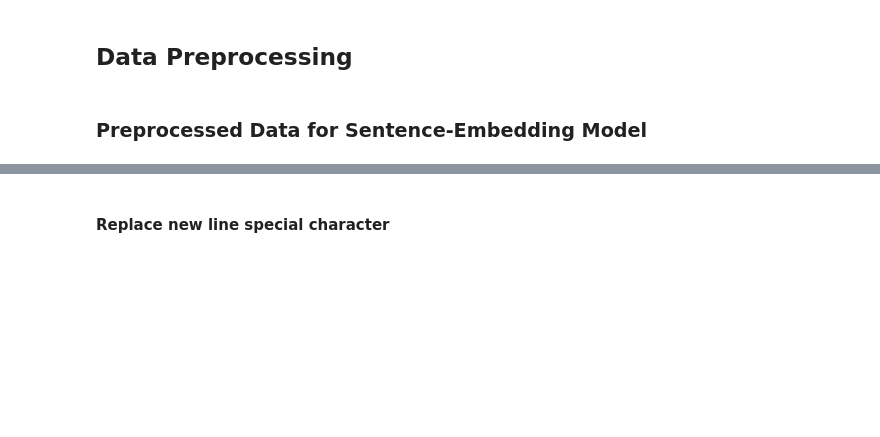
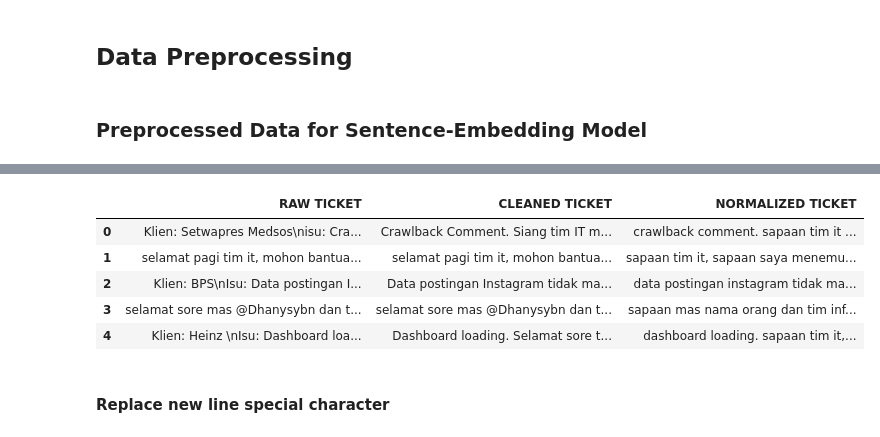
Before and after one commit to septyanagstn/clustering_indosbert_recursive_spherical_k-means, a Jupyter notebook: data_preparation.ipynb, the cells around one changed output, grey strips where cells are left out. Cells and saved outputs as stored; diff of their text form; code cells hidden in the pictures; blank space fills up the shorter version.

```diff
--- a/data_preparation.ipynb
+++ b/data_preparation.ipynb
@@ -69,3 +123,97 @@ df.head()
+# %%
+# Case Folding
+df['NORMALIZED TICKET'] = df['CLEANED TICKET'].str.lower()
+
+# Replace Account Name and Email Address with placeholder
+# Replace Account Name with placeholder "nama orang" (contoh: @username)
+df['NORMALIZED TICKET'] = df['NORMALIZED TICKET'].apply(lambda x: re.sub(r'@\w+', 'nama orang', x))
+
+# Replace Email Address with placeholder "email" (contoh: email@domain.com)
+df['NORMALIZED TICKET'] = df['NORMALIZED TICKET'].apply(lambda x: re.sub(r'\b[A-Za-z0-9._%+-]+@[A-Za-z0-9.-]+\.[A-Z|a-z]{2,}\b', 'email', x))
+
+# Replace Greetings with placeholder "sapaan" (contoh: halo, hai, selamat pagi)
+greeting_pattern = (
+    r'\b('
+    # Sapaan berbasis waktu (panjang & pendek)
+    r'selamat pagi|selamat siang|selamat sore|selamat malam|'
+    r'pagi|siang|sore|malam|'
+    # Sapaan umum & informal (termasuk huruf berulang seperti halloo, haloo)
+    r'hal+o+|hel+o+|hi|permisi|assalamu\'?alaikum|assalamualaikum|'
+    # Sapaan daerah / Sunda
+    r'punteun|punten|nuhun|'
+    # Frasa permohonan bantuan
+    r'mohon dibantu|mohon bantuan(?:nya)?|minta tolong|tolong dibantu|tolong bantuan(?:nya)?|'
+    # Ucapan terima kasih dan penutup
+    r'terima\s?kasih\s?sebelumnya|terimakasih\s?sebelumnya|'
+    r'terima\s?kasih\s?banyak|terimakasih\s?banyak|'
+    r'terima\s?kasih|terimakasih|makasih|'
+    r'thanks|thank\s?you|guys'
+    r')\b'
+)
+df['NORMALIZED TICKET'] = df['NORMALIZED TICKET'].apply(lambda x: re.sub(greeting_pattern, 'sapaan', x, flags=re.IGNORECASE))
+
+# Replace URL address with it's domain name and 'tautan' placeholder (contoh: https://www.example.com/path -> tautan example)
+def parse_url(teks):
+    if not isinstance(teks, str):
+        return teks
+
+    # POLA REGEX BARU:
+    # Menangkap seluruh string URL yang valid (termasuk huruf, angka, strip, titik, dan garis miring)
+    pola_url = r'https?://[\w\-\.\/\?\&\=\%]+'
+
+    def ekstrak_domain(match):
+        url = match.group(0)
+
+        # Mencegah titik atau koma di akhir kalimat ikut terbaca sebagai bagian URL
+        if url.endswith('.') or url.endswith(','):
+            url = url[:-1]
+
+        try:
+            # urlparse akan membedah URL.
+            # Contoh: dari "https://megapolitan.kompas.com/..." kita ambil "megapolitan.kompas.com"
+            netloc = urlparse(url).netloc
+
+            # Pecah berdasarkan titik
+            parts = netloc.split('.')
+
+            # LOGIKA PENCARIAN NAMA DOMAIN UTAMA:
+            # Kasus 1: Domain Indonesia 3 tingkat (contoh: news.detik.co.id -> ambil 'detik')
+            if len(parts) >= 3 and parts[-2] in ['co', 'go', 'ac', 'or', 'sch', 'my']:
+                domain_utama = parts[-3]
+
+            # Kasus 2: Domain standar dengan/tanpa subdomain (contoh: megapolitan.kompas.com -> ambil 'kompas')
+            elif len(parts) >= 2:
+                domain_utama = parts[-2]
+
+            # Kasus 3: Fallback jika format URL tidak biasa
+            else:
+                domain_utama = parts[0]
+
+            # Jika domain utama tertangkap sebagai 'www', ambil kata setelahnya
+            if domain_utama == 'www' and len(parts) >= 2:
+                domain_utama = parts[-1]
+
+            return f"tautan {domain_utama.lower()}"
+
+        except Exception:
+            return "tautan" # Fallback jika terjadi error parsing
+
+    # Terapkan re.sub menggunakan fungsi ekstrak_domain
+    teks = re.sub(pola_url, ekstrak_domain, teks)
+
+    return teks
+
+# Terapkan fungsi ke kolom yang sudah diproses sebelumnya
+df['NORMALIZED TICKET'] = df['NORMALIZED TICKET'].apply(parse_url)
+
+df.head()
+# %% [output]
+|  | RAW TICKET | CLEANED TICKET | NORMALIZED TICKET |
+| 0 | Klien: Setwapres Medsos\nisu: Cra... | Crawlback Comment. Siang tim IT m... | crawlback comment. sapaan tim it ... |
+| 1 | selamat pagi tim it, mohon bantua... | selamat pagi tim it, mohon bantua... | sapaan tim it, sapaan saya menemu... |
+| 2 | Klien: BPS\nIsu: Data postingan I... | Data postingan Instagram tidak ma... | data postingan instagram tidak ma... |
+| 3 | selamat sore mas @Dhanysybn dan t... | selamat sore mas @Dhanysybn dan t... | sapaan mas nama orang dan tim inf... |
+| 4 | Klien: Heinz \nIsu: Dashboard loa... | Dashboard loading. Selamat sore t... | dashboard loading. sapaan tim it,... |
 # %% [markdown]
 #### Replace new line special character
 # %%
```
Also changed, not shown: parts of 8 cells of this notebook, 1 other file.
